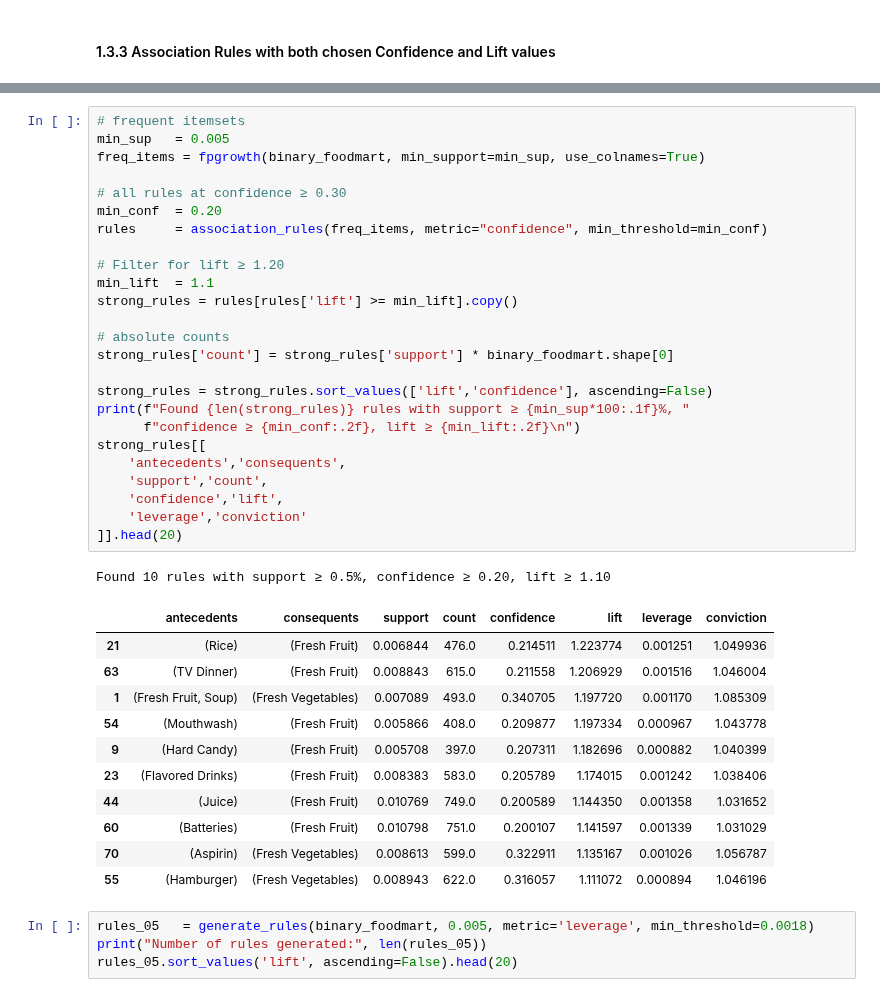
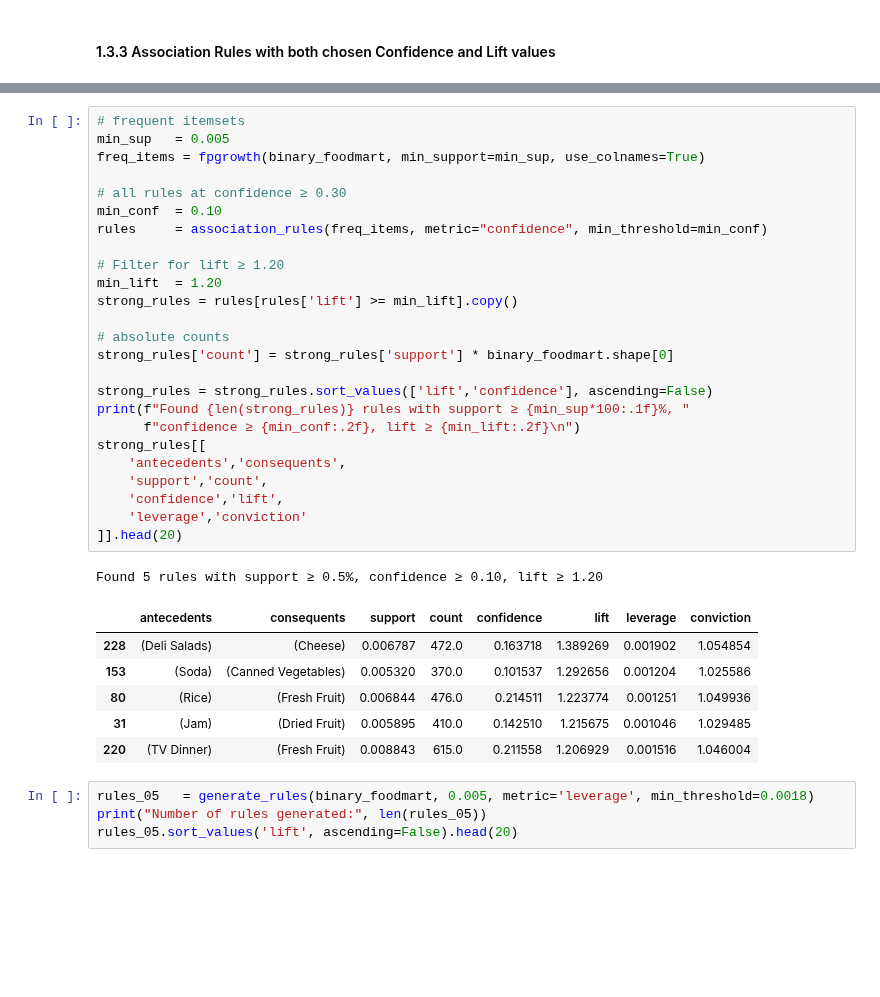
Before and after one commit to ijustsnapped/DataMine_PI, a Jupyter notebook: PD_202425_Project1/PD_202425_Project.ipynb, the cells around one changed output, grey strips where cells are left out. Cells and saved outputs as stored; diff of their text form; blank space fills up the shorter version.

```diff
--- a/PD_202425_Project1/PD_202425_Project.ipynb
+++ b/PD_202425_Project1/PD_202425_Project.ipynb
@@ -1588,41 +1743,36 @@ Even these best global lift rules have **leverage** of about **0.001–0.002**:
 # %%
 # frequent itemsets
 min_sup   = 0.005
 freq_items = fpgrowth(binary_foodmart, min_support=min_sup, use_colnames=True)
 
 # all rules at confidence ≥ 0.30
-min_conf  = 0.20
+min_conf  = 0.10
 rules     = association_rules(freq_items, metric="confidence", min_threshold=min_conf)
 
 # Filter for lift ≥ 1.20
-min_lift  = 1.1
+min_lift  = 1.20
 strong_rules = rules[rules['lift'] >= min_lift].copy()
 
 # absolute counts
 strong_rules['count'] = strong_rules['support'] * binary_foodmart.shape[0]
 
 strong_rules = strong_rules.sort_values(['lift','confidence'], ascending=False)
 print(f"Found {len(strong_rules)} rules with support ≥ {min_sup*100:.1f}%, "
       f"confidence ≥ {min_conf:.2f}, lift ≥ {min_lift:.2f}\n")
 strong_rules[[
     'antecedents','consequents',
     'support','count',
     'confidence','lift',
     'leverage','conviction'
 ]].head(20)
 # %% [output]
-Found 10 rules with support ≥ 0.5%, confidence ≥ 0.20, lift ≥ 1.10
+Found 5 rules with support ≥ 0.5%, confidence ≥ 0.10, lift ≥ 1.20
 |  | antecedents | consequents | support | count | confidence | lift | leverage | conviction |
-| 21 | (Rice) | (Fresh Fruit) | 0.006844 | 476.0 | 0.214511 | 1.223774 | 0.001251 | 1.049936 |
-| 63 | (TV Dinner) | (Fresh Fruit) | 0.008843 | 615.0 | 0.211558 | 1.206929 | 0.001516 | 1.046004 |
-| 1 | (Fresh Fruit, Soup) | (Fresh Vegetables) | 0.007089 | 493.0 | 0.340705 | 1.197720 | 0.001170 | 1.085309 |
-| 54 | (Mouthwash) | (Fresh Fruit) | 0.005866 | 408.0 | 0.209877 | 1.197334 | 0.000967 | 1.043778 |
-| 9 | (Hard Candy) | (Fresh Fruit) | 0.005708 | 397.0 | 0.207311 | 1.182696 | 0.000882 | 1.040399 |
-| 23 | (Flavored Drinks) | (Fresh Fruit) | 0.008383 | 583.0 | 0.205789 | 1.174015 | 0.001242 | 1.038406 |
-| 44 | (Juice) | (Fresh Fruit) | 0.010769 | 749.0 | 0.200589 | 1.144350 | 0.001358 | 1.031652 |
-| 60 | (Batteries) | (Fresh Fruit) | 0.010798 | 751.0 | 0.200107 | 1.141597 | 0.001339 | 1.031029 |
-| 70 | (Aspirin) | (Fresh Vegetables) | 0.008613 | 599.0 | 0.322911 | 1.135167 | 0.001026 | 1.056787 |
-| 55 | (Hamburger) | (Fresh Vegetables) | 0.008943 | 622.0 | 0.316057 | 1.111072 | 0.000894 | 1.046196 |
+| 228 | (Deli Salads) | (Cheese) | 0.006787 | 472.0 | 0.163718 | 1.389269 | 0.001902 | 1.054854 |
+| 153 | (Soda) | (Canned Vegetables) | 0.005320 | 370.0 | 0.101537 | 1.292656 | 0.001204 | 1.025586 |
+| 80 | (Rice) | (Fresh Fruit) | 0.006844 | 476.0 | 0.214511 | 1.223774 | 0.001251 | 1.049936 |
+| 31 | (Jam) | (Dried Fruit) | 0.005895 | 410.0 | 0.142510 | 1.215675 | 0.001046 | 1.029485 |
+| 220 | (TV Dinner) | (Fresh Fruit) | 0.008843 | 615.0 | 0.211558 | 1.206929 | 0.001516 | 1.046004 |
 # %%
 rules_05   = generate_rules(binary_foodmart, 0.005, metric='leverage', min_threshold=0.0018)
 print("Number of rules generated:", len(rules_05))
```
Also changed, not shown: parts of 50 cells of this notebook, 1 other file.
